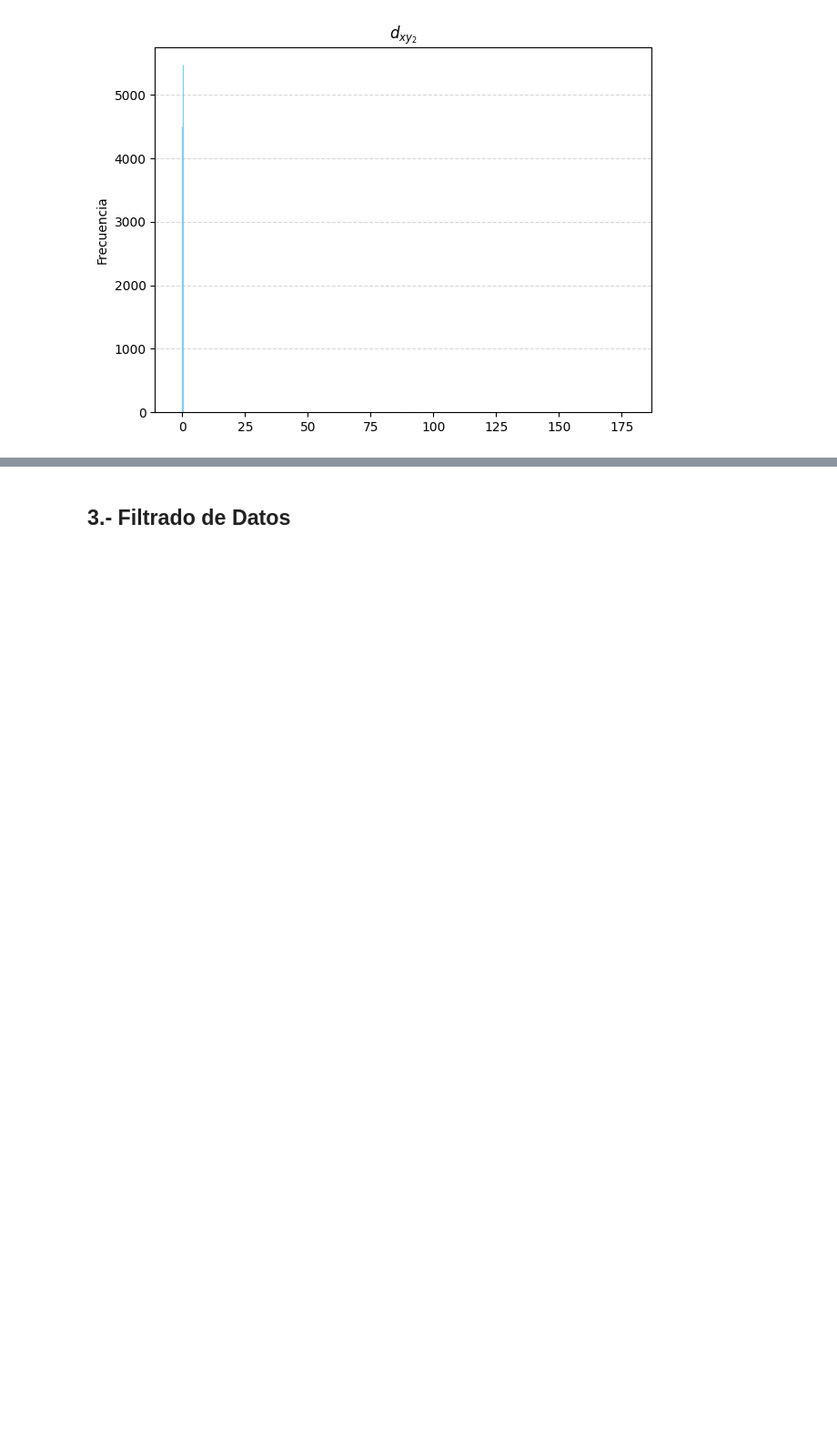
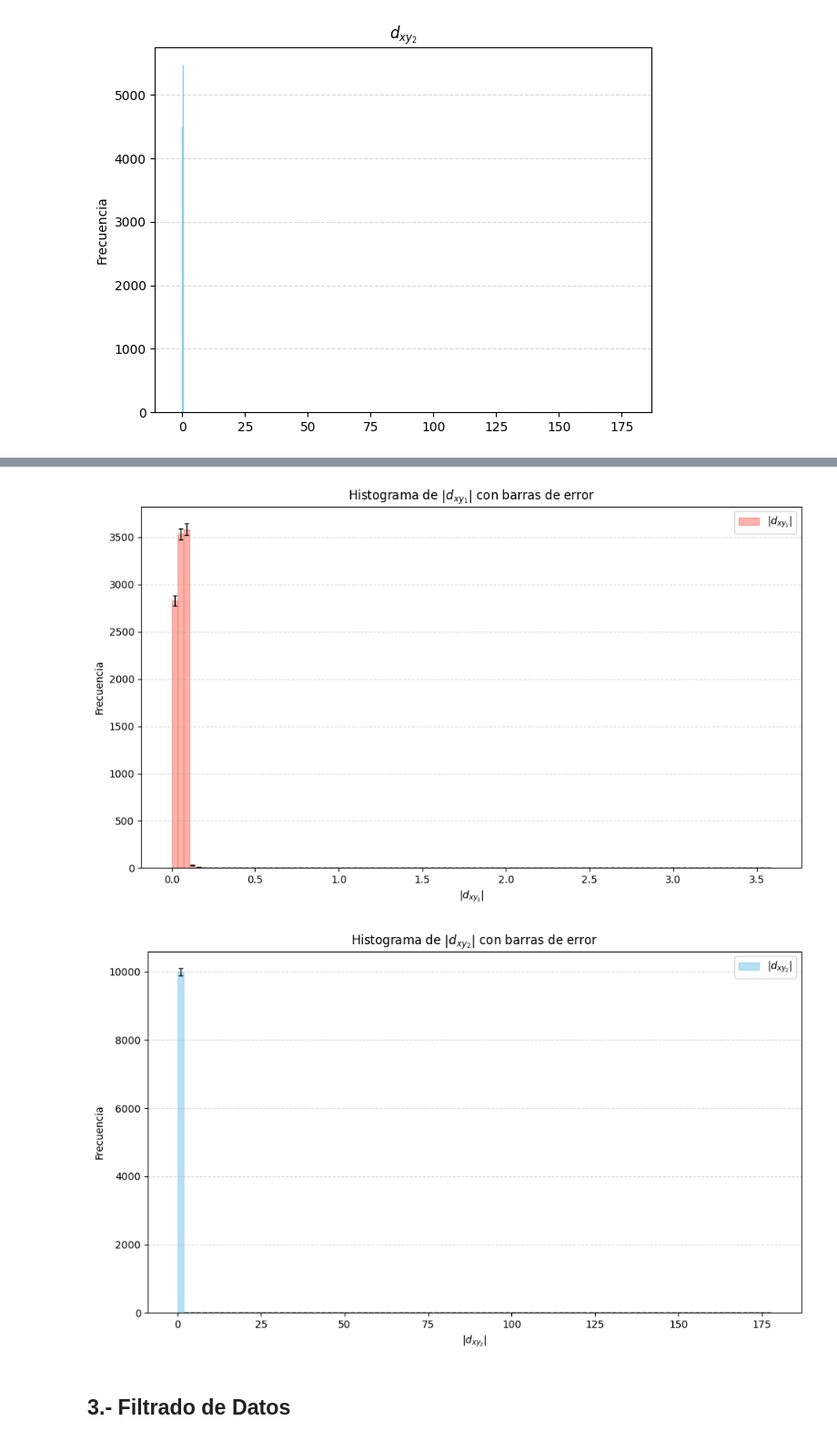
Before and after one commit to ProgramasParaFisicaDeParticulas/lecturadedatosabiertoscmszmumu-Carrazko, a Jupyter notebook: CMSOpenDataZtoMuMu.ipynb, the cells around one changed output, grey strips where cells are left out. Shown at 91% size. Drawn from its saved outputs; the diff is of its cells as text; code cells hidden in the pictures; blank space fills up the shorter version.

```diff
--- a/CMSOpenDataZtoMuMu.ipynb
+++ b/CMSOpenDataZtoMuMu.ipynb
@@ -428,3 +429,54 @@ plt.show()
+# %%
+# 1. Calcular histograma de |dxy1|
+data = (particles['dxy1']).abs()
+bins = 100
+counts, bin_edges = np.histogram(data, bins=bins)
+bin_centers = 0.5 * (bin_edges[1:] + bin_edges[:-1])
+errors = np.sqrt(counts)
+
+# 2. Graficar histograma con barras de error
+plt.figure(figsize=(10, 6))
+plt.bar(bin_centers, counts, width=(bin_edges[1] - bin_edges[0]),
+        color='salmon', edgecolor='salmon', alpha=0.6, label=r'$|d_{xy_1}|$')
+plt.errorbar(bin_centers, counts, yerr=errors, fmt='none',
+             ecolor='black', capsize=2, linewidth=1)
+
+# 3. Estética
+plt.title(r'Histograma de $\left| d_{xy_1} \right|$ con barras de error')
+plt.ylabel('Frecuencia')
+plt.xlabel(r'$|d_{xy_1}|$')
+# plt.xlim(0, 0.1)  # Descomenta si deseas hacer zoom en la región más relevante
+plt.grid(axis='y', linestyle='--', alpha=0.5)
+plt.legend()
+plt.tight_layout()
+plt.show()
+
+# 1. Calcular histograma de |dxy2|
+data = (particles['dxy2']).abs()
+bins = 100
+counts, bin_edges = np.histogram(data, bins=bins)
+bin_centers = 0.5 * (bin_edges[1:] + bin_edges[:-1])
+errors = np.sqrt(counts)
+
+# 2. Graficar histograma con barras de error
+plt.figure(figsize=(10, 6))
+plt.bar(bin_centers, counts, width=(bin_edges[1] - bin_edges[0]),
+        color='skyblue', edgecolor='skyblue', alpha=0.6, label=r'$|d_{xy_2}|$')
+plt.errorbar(bin_centers, counts, yerr=errors, fmt='none',
+             ecolor='black', capsize=2, linewidth=1)
+
+# 3. Estética
+plt.title(r'Histograma de $\left| d_{xy_2} \right|$ con barras de error')
+plt.ylabel('Frecuencia')
+plt.xlabel(r'$|d_{xy_2}|$')
+# plt.xlim(0, 0.1)  # Descomenta si deseas hacer zoom en la región más relevante
+plt.grid(axis='y', linestyle='--', alpha=0.5)
+plt.legend()
+plt.tight_layout()
+plt.show()
+# %% [output]
+[figure, added]
+[figure, added]
 # %% [markdown]
 ## 3.- Filtrado de Datos
 # %% [markdown]
```
Also changed, not shown: parts of 5 cells of this notebook.
